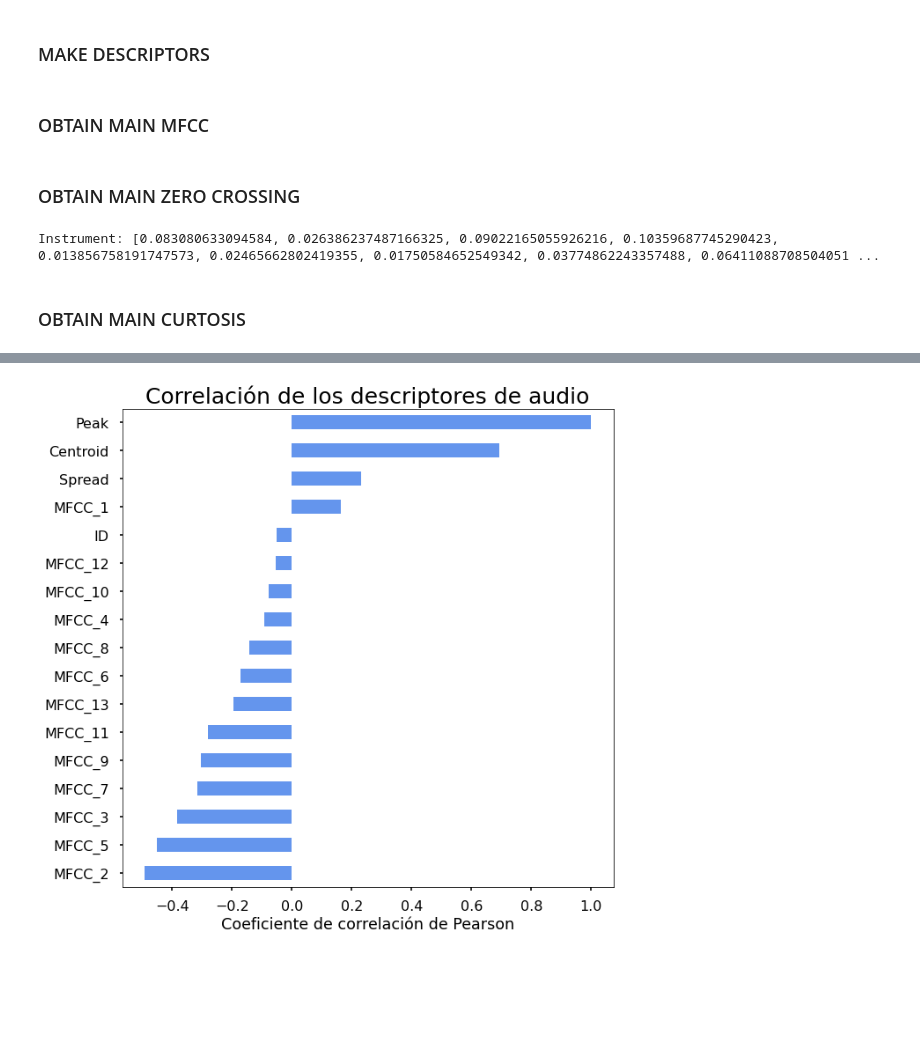
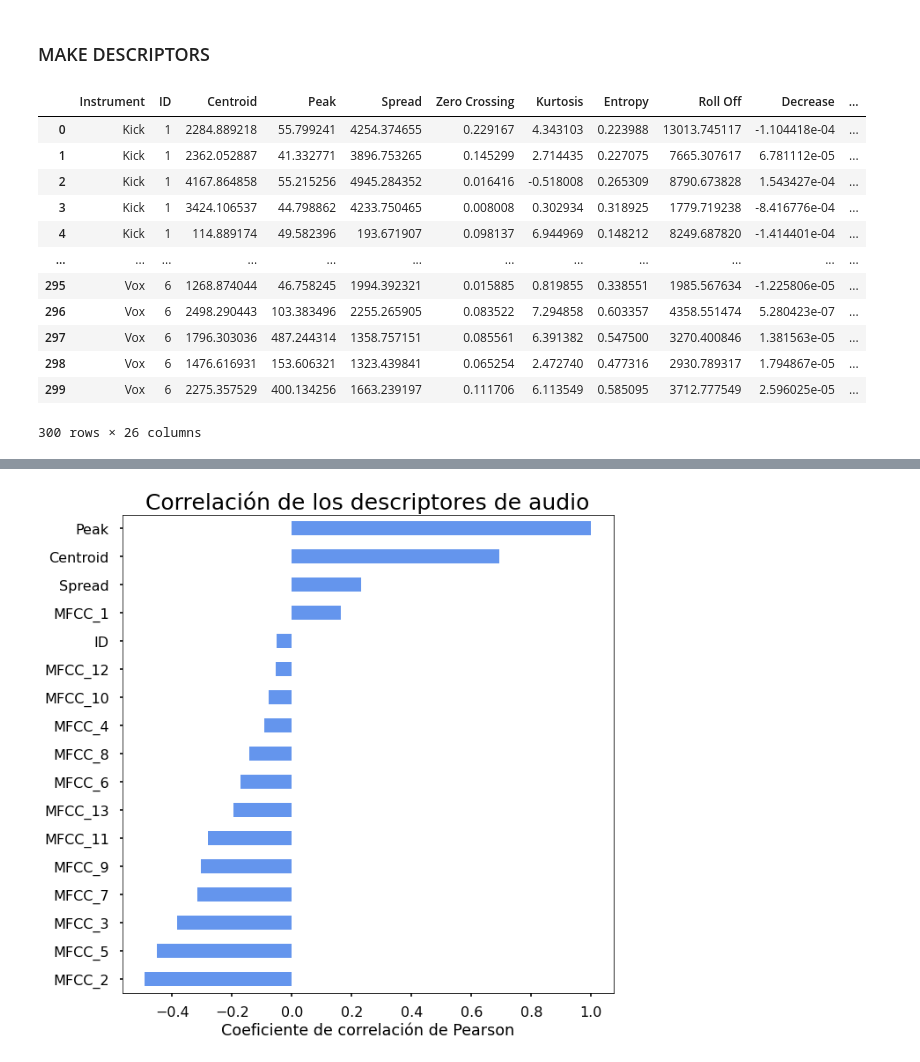
Before and after one commit to jsvaldezv/instruments-classifier, a Jupyter notebook: Drums_Classification.ipynb, the cells around one changed output, grey strips where cells are left out. Saved outputs shown, nothing was run; the diff lists cells and outputs as text; code cells hidden in the pictures; blank space fills up the shorter version.

Commit message:
Refactor all descriptors

```diff
--- a/Drums_Classification.ipynb
+++ b/Drums_Classification.ipynb
@@ -307,32 +340,54 @@ def getMFCC(inSamples, inSampleRate):
 # %% [markdown]
 ### MAKE DESCRIPTORS
 # %%
-descriptors = ['Instrument', 'Centroid', 'Peak', 'Spread', 'MFCC_1', 'MFCC_2', 'MFCC_3', 'MFCC_4', 'MFCC_5', 'MFCC_6', 'MFCC_7', 'MFCC_8',
-               'MFCC_9', 'MFCC_10', 'MFCC_11', 'MFCC_12', 'MFCC_13']
+descriptors = ['Instrument', 'ID', 'Centroid', 'Peak', 'Spread', 'Zero Crossing', 'Kurtosis', 'Entropy', 'Roll Off', 'Decrease', 'Slope',
+               'Flatness', 'Flux', 'MFCC_1', 'MFCC_2', 'MFCC_3', 'MFCC_4', 'MFCC_5', 'MFCC_6', 'MFCC_7', 'MFCC_8', 'MFCC_9', 'MFCC_10',
+               'MFCC_11', 'MFCC_12', 'MFCC_13']
 # %%
 sounds_info = []
 
 cont = 0
 for instrument in instruments:
     sound = []
 
     for i in range(numSounds):
         fila = []
         samples = instrumentsAudio[cont][1][i][0]
         sr = instrumentsAudio[cont][1][i][1]
 
         fila.append(instrument)
+        fila.append(cont+1)
         fila.append(getCentroid(samples, sr))
         fila.append(getPeak(samples, sr))
         fila.append(getSpread(samples, sr))
+        fila.append(getZeroCrossing(samples))
+        fila.append(getKurtosis(samples))
+        fila.append(getEntropy(samples, sr))
+        fila.append(getRollOff(samples, sr))
+        fila.append(getDecrease(samples))
+        fila.append(getSlope(samples, sr))
+        fila.append(getFlatness(samples))
+        fila.append(getFlux(samples))
         for mfcc in getMFCC(samples, sr):
             fila.append(mfcc.mean())
 
         sounds_info.append(fila)
 
     cont += 1
 
 datos = pd.DataFrame(sounds_info, columns=descriptors)
 datos
+# %% [output]
+|  | Instrument | ID | Centroid | Peak | Spread | Zero Crossing | Kurtosis | Entropy | Roll Off | Decrease | ... |
+| 0 | Kick | 1 | 2284.889218 | 55.799241 | 4254.374655 | 0.229167 | 4.343103 | 0.223988 | 13013.745117 | -1.104418e-04 | ... |
+| 1 | Kick | 1 | 2362.052887 | 41.332771 | 3896.753265 | 0.145299 | 2.714435 | 0.227075 | 7665.307617 | 6.781112e-05 | ... |
+| 2 | Kick | 1 | 4167.864858 | 55.215256 | 4945.284352 | 0.016416 | -0.518008 | 0.265309 | 8790.673828 | 1.543427e-04 | ... |
+| 3 | Kick | 1 | 3424.106537 | 44.798862 | 4233.750465 | 0.008008 | 0.302934 | 0.318925 | 1779.719238 | -8.416776e-04 | ... |
+| 4 | Kick | 1 | 114.889174 | 49.582396 | 193.671907 | 0.098137 | 6.944969 | 0.148212 | 8249.687820 | -1.414401e-04 | ... |
+| ... | ... | ... | ... | ... | ... | ... | ... | ... | ... | ... | ... |
+| 295 | Vox | 6 | 1268.874044 | 46.758245 | 1994.392321 | 0.015885 | 0.819855 | 0.338551 | 1985.567634 | -1.225806e-05 | ... |
+| 296 | Vox | 6 | 2498.290443 | 103.383496 | 2255.265905 | 0.083522 | 7.294858 | 0.603357 | 4358.551474 | 5.280423e-07 | ... |
+| 297 | Vox | 6 | 1796.303036 | 487.244314 | 1358.757151 | 0.085561 | 6.391382 | 0.547500 | 3270.400846 | 1.381563e-05 | ... |
+| 298 | Vox | 6 | 1476.616931 | 153.606321 | 1323.439841 | 0.065254 | 2.472740 | 0.477316 | 2930.789317 | 1.794867e-05 | ... |
+| 299 | Vox | 6 | 2275.357529 | 400.134256 | 1663.239197 | 0.111706 | 6.113549 | 0.585095 | 3712.777549 | 2.596025e-05 | ... |
+300 rows × 26 columns
-# %% [markdown]
-### OBTAIN MAIN MFCC
@@ -372,34 +393,0 @@ for vox in voxes:
-# %% [markdown]
-### OBTAIN MAIN ZERO CROSSING
-# %%
-kicks_zero_crossing = []
-snares_zero_crossing = []
-hihats_zero_crossing = []
-guitars_zero_crossing = []
-
-cont = 0
-for kick in kicks:
-    zero_crossing = librosa.feature.zero_crossing_rate(kick[0])
-    zero_crossing = zero_crossing.mean() #* kick[1]
-    kicks_zero_crossing.append(zero_crossing)
-
-for snare in snares:
-    zero_crossing = librosa.feature.zero_crossing_rate(snare[0])
-    zero_crossing = zero_crossing.mean() #* snare[1]
-    snares_zero_crossing.append(zero_crossing)
-
-for hihat in hihats:
-    zero_crossing = librosa.feature.zero_crossing_rate(hihat[0])
-    zero_crossing = zero_crossing.mean() #* hihat[1]
-    hihats_zero_crossing.append(zero_crossing)
-
-for guitar in guitars:
-    zero_crossing = librosa.feature.zero_crossing_rate(guitar[0])
-    zero_crossing = zero_crossing.mean() #* hihat[1]
-    guitars_zero_crossing.append(zero_crossing)
-
-print("Instrument:", guitars_zero_crossing)
-# %% [output]
-Instrument: [0.083080633094584, 0.026386237487166325, 0.09022165055926216, 0.10359687745290423, 0.013856758191747573, 0.02465662802419355, 0.01750584652549342, 0.03774862243357488, 0.06411088708504051 ...
-# %% [markdown]
-### OBTAIN MAIN CURTOSIS
```
Also changed, not shown: parts of 20 cells of this notebook.
